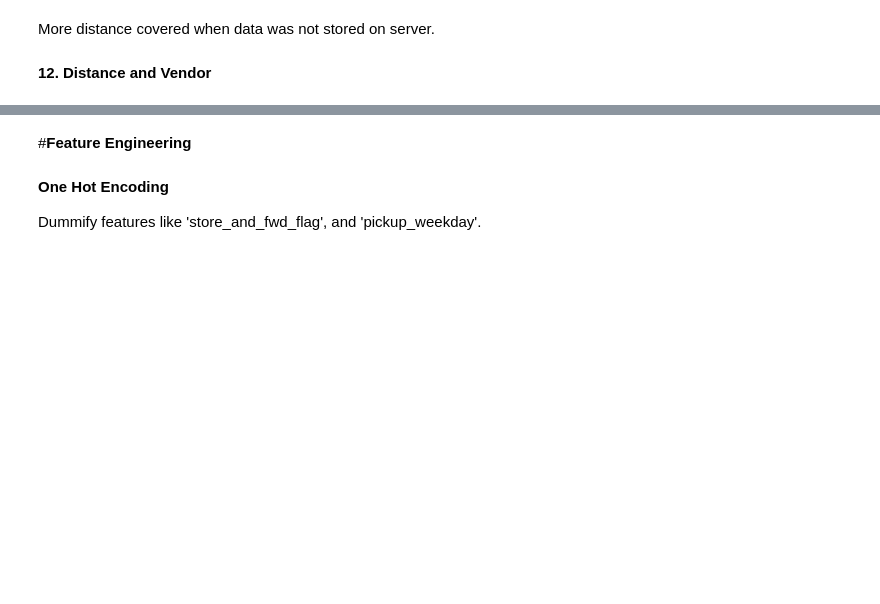
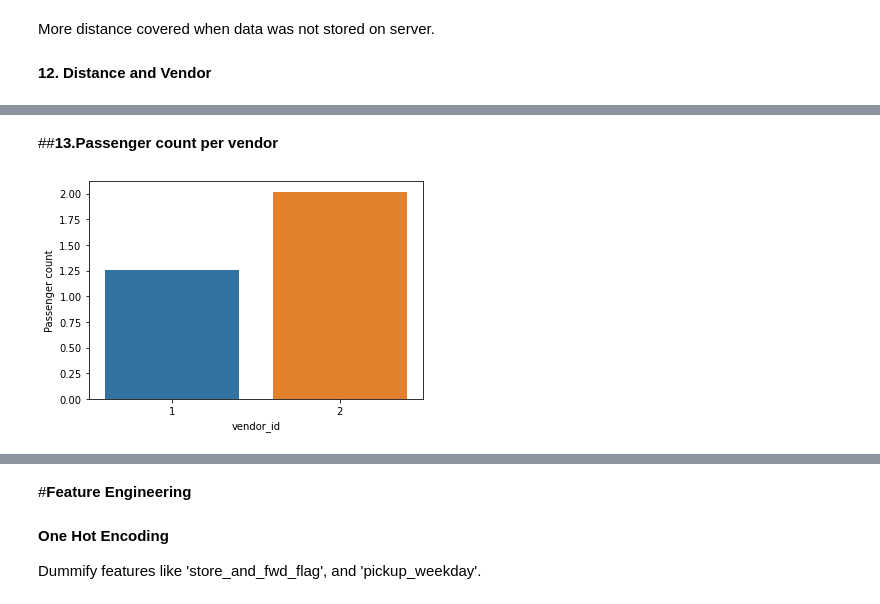
Before and after one commit to VilasSonawane/NYCTaxiTimePrediction-Model, a Jupyter notebook: Final_Vilas_NYC_Taxi_Trip_Time_Prediction_Capstone_Project.ipynb, the cells around one changed output, grey strips where cells are left out. Cells and saved outputs as stored; diff of their text form; code cells hidden in the pictures; blank space fills up the shorter version.

```diff
--- a/Final_Vilas_NYC_Taxi_Trip_Time_Prediction_Capstone_Project.ipynb
+++ b/Final_Vilas_NYC_Taxi_Trip_Time_Prediction_Capstone_Project.ipynb
@@ -901,0 +912,9 @@ sns.catplot(y='distance',x='vendor_id',data=nyc_taxi,kind='strip')
+# %% [markdown]
+##**13.Passenger count per vendor**
+# %%
+group9 = nyc_taxi.groupby('vendor_id').passenger_count.mean()
+sns.barplot(group9.index, group9.values)
+plt.ylabel('Passenger count')
+plt.show()
+# %% [output]
+[figure, added]
```
Also changed, not shown: parts of 35 cells of this notebook.
